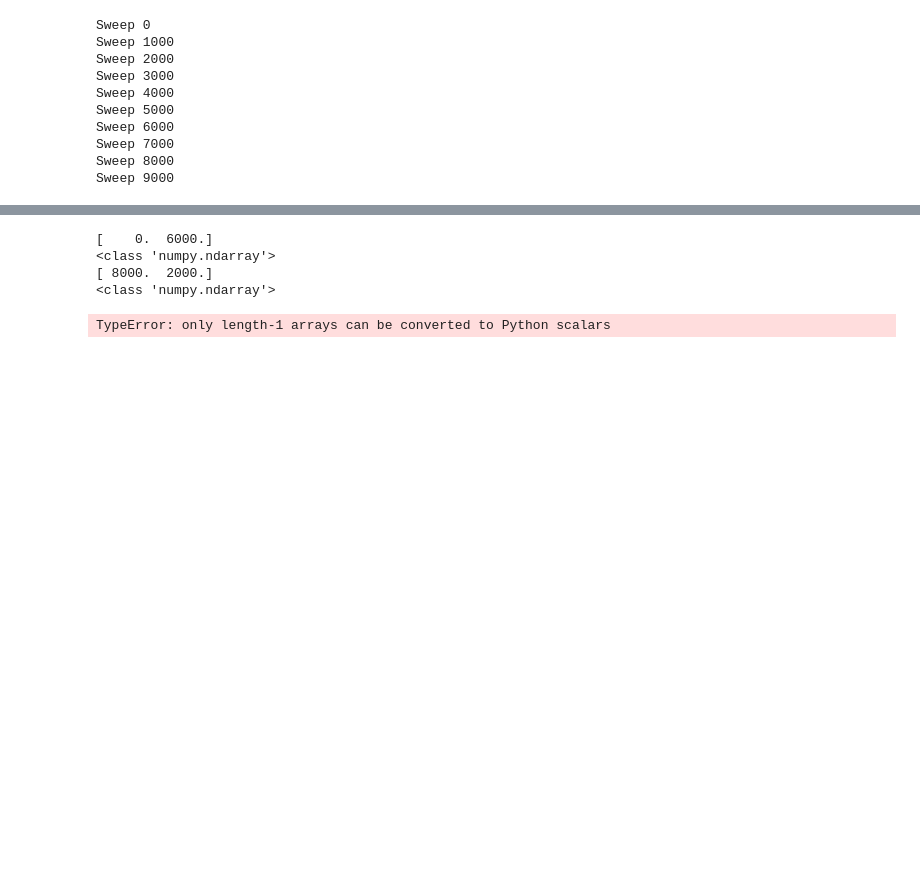
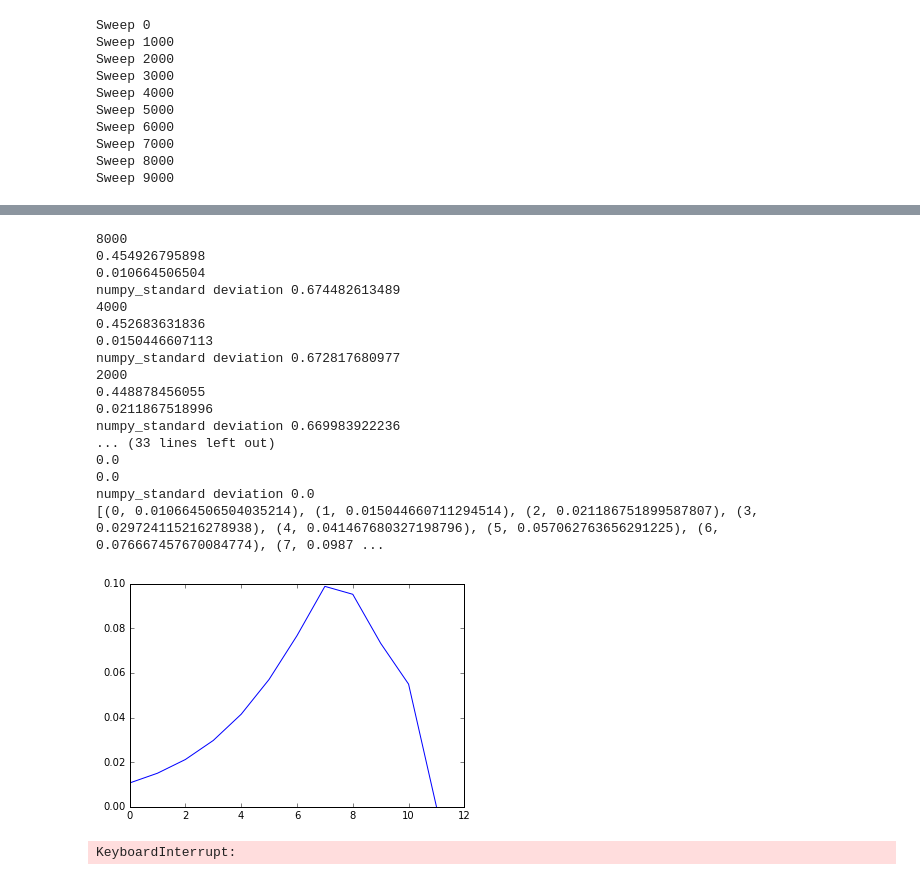
Before and after one commit to teunzwart/bachelor-project, a Jupyter notebook: code/Metropolis-Ising.ipynb, the cells around one changed output, grey strips where cells are left out. Cells and saved outputs as stored; diff of their text form; code cells hidden in the pictures; blank space fills up the shorter version.

```diff
--- a/code/Metropolis-Ising.ipynb
+++ b/code/Metropolis-Ising.ipynb
@@ -49,22 +50,5 @@ plt.show()
 # %%
+# Data gets normalized immediatly.
 equilibrium = 2000
-equilibrium_energy = energy_history[equilibrium:]
-equilibrium_magnet = magnet_history[equilibrium:]
+equilibrium_energy = energy_history[equilibrium:] / ising.no_of_sites
+equilibrium_magnet = magnet_history[equilibrium:] / ising.no_of_sites
-# %%
-def binning_method(data, L):
-    binned_data = []
-    if len(data) % 2 == 0:
-        upper_bound = len(data)
-    else:
-        upper_bound = len(data) - 1
-    for n in range(0, upper_bound, 2):
-        binned_data.append(0.5 * (data[n] + data[n+1]))
-
-#     if len(binned_data) > 2**L:
-#          binned_data = binning_method(binned_data, min_no_bins)[1]
-
-    std_dev = np.std(binned_data)/ising.no_of_sites
-    return std_dev, binned_data
-
-for k in range(1, 10, 1):
-    print(binning_method(equilibrium_magnet, k)[0])
@@ -106,18 +55,56 @@ print(type(magnet_history))
+# %%
+def binning_method(data, L):
+    std_devs = []
+    for n in range(L):
+        print(len(data))
+        data = np.asarray([(a + b) / 2 for a, b in zip(data[::2], data[1::2])])
+        average_squared = np.mean(data)**2
+        squared_average = np.mean(data**2)
+        variance = squared_average - average_squared
+        print(variance)
+        print(np.sqrt(variance/len(data)))
+
+        print("numpy_standard deviation", np.std(data))
+        std_devs.append((n, np.sqrt(variance/len(data))))
+    return std_devs
+
+devs = binning_method(equilibrium_magnet, 12)
+print(devs)
+
+
+plt.plot([p[0] for p in devs], [p[1] for p in devs])
+plt.show()
+# %% [output]
+8000
+0.454926795898
+0.010664506504
+numpy_standard deviation 0.674482613489
+4000
+0.452683631836
+0.0150446607113
+numpy_standard deviation 0.672817680977
+2000
+0.448878456055
+0.0211867518996
+numpy_standard deviation 0.669983922236
+... (33 lines left out)
+0.0
+0.0
+numpy_standard deviation 0.0
+[(0, 0.010664506504035214), (1, 0.015044660711294514), (2, 0.021186751899587807), (3, 0.029724115216278938), (4, 0.041467680327198796), (5, 0.057062763656291225), (6, 0.076667457670084774), (7, 0.0987 ...
+[figure, added]
 # %%
-equilibrium = 2000
-data = auto_correlation(np.linspace(0, 8000-equilibrium, 2), magnet_history[equilibrium:])
-normalize = data / data.max()
-plt.plot(range(250), normalize[:250])
+data = ising.autocorrelation(equilibrium_magnet)
+plt.plot(range(len(data)), data)
 plt.show()
 correlation_time = np.trapz(normalize[:500])
 print(correlation_time)
 
 plt.plot(range(250), normalize[:250])
+plt.show()
+
+plt.plot(range(250), normalize[:250])
 plt.yscale("log")
 plt.show()
 # %% [output]
-[    0.  6000.]
-<class 'numpy.ndarray'>
-[ 8000.  2000.]
-<class 'numpy.ndarray'>
+KeyboardInterrupt:
-TypeError: only length-1 arrays can be converted to Python scalars
```
Also changed, not shown: parts of 20 cells of this notebook.
